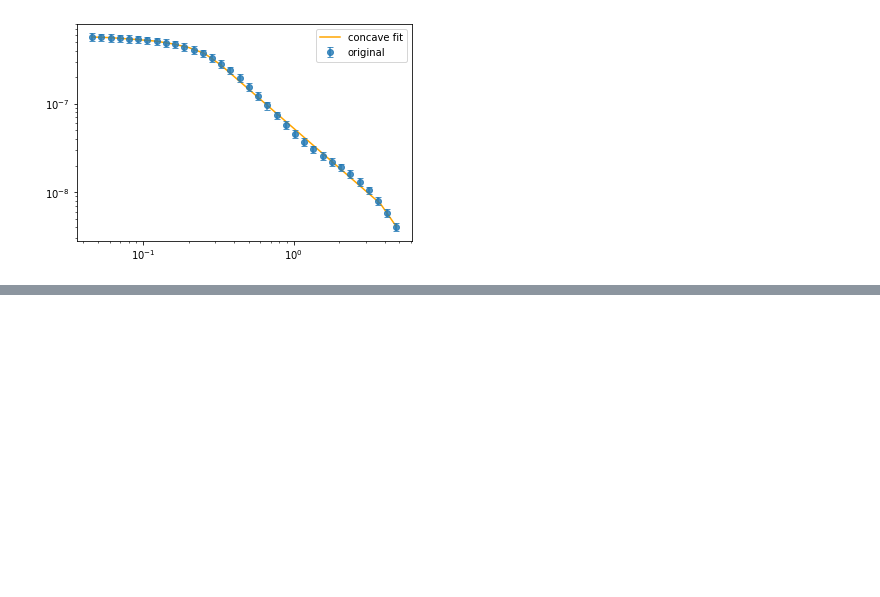
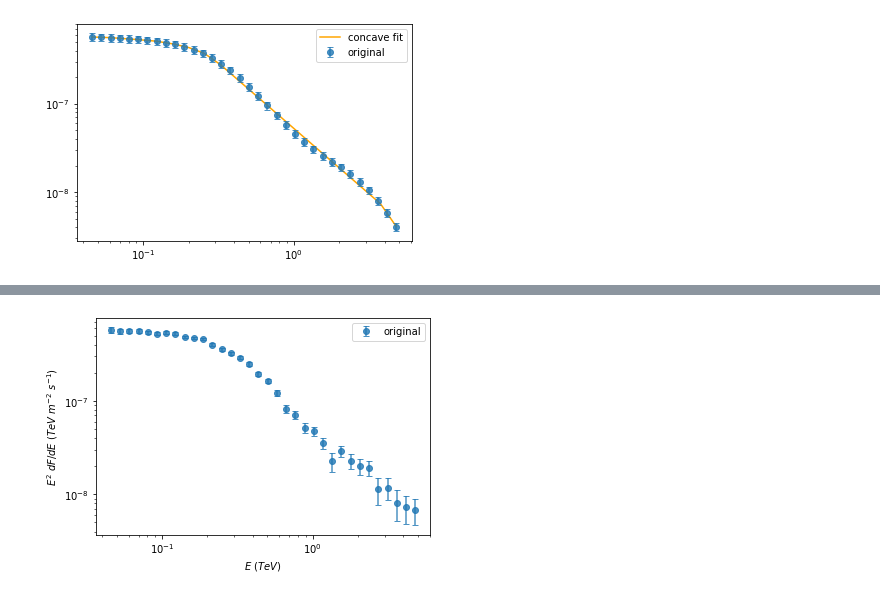
Before and after one commit to R-Grau/EBLpy, a Jupyter notebook: Multiple_Broken_power_law.ipynb, the cells around one changed output, grey strips where cells are left out. Drawn from its saved outputs; the diff is of its cells as text; code cells hidden in the pictures; blank space fills up the shorter version.

```diff
--- a/Multiple_Broken_power_law.ipynb
+++ b/Multiple_Broken_power_law.ipynb
@@ -132,0 +199,14 @@ plt.show()
+# %%
+#“photon index  = 2.03  +/- 0.03 and normalization factor at 250 GeV    f0 = (8.70 +/- 0.17) * 10^-10 cm^-2  s^-1  TeV^-1.”
+K =  8.70e-6 #m−2  s−1  TeV−1
+dNdE = K / ((E/0.25)**2.03)
+m_tau = -tau
+dNdEa = dNdE * np.exp(m_tau)
+# %%
+EffaA2 = np.zeros(len(E[3:37]))
+for i in range(len(E[3:37])):
+    for j in range(len(EffaE[9:51])):
+        if EffaE[j+9] < E[i+3] and EffaE[j+10] > E[i+3]:
+            m = (Effa[j+10]-Effa[j+9])/(EffaE[j+10]-EffaE[j+9])
+            n = Effa[j+9] - m * EffaE[j+9]
+            EffaA2[i] = m * E[i+3] + n
@@ -132,0 +258,31 @@ plt.show()
+# %%
+mu = dNdEa[3:37] * EffaA2 * Ebinsw[3:37] * time
+N = my_generator.poisson(mu)
+# N = mu
+
+for i in range(len(N)):
+    if N[i] == 0:
+        N[i] = mu[i]
+N_u = np.sqrt(N)
+dNdE_p = dNdEa[3:37] * N/mu
+dNdE_p_u = dNdEa[3:37] * 1/np.sqrt(N)
+
+Simbckg = (Simbckg1 - Simbckg5) / EffaA2 / Ebinsw[3:37] / time
+Simbckg_u = (Simbckg1_u + Simbckg5_u) / EffaA2 / Ebinsw[3:37] / time
+
+
+dNdE_b = dNdE_p + Simbckg
+dNdE_b_u = dNdE_p_u + Simbckg_u
+# %%
+SED = np.square(E[3:37]) * dNdE_b
+SED_u = np.square(E[3:37]) * dNdE_b_u
+# %%
+plt.errorbar(E[3:37], SED, label='original',yerr = SED_u, capsize=3, fmt='o', alpha=0.8)
+plt.xscale('log')
+plt.yscale('log')
+plt.xlabel(r"$E$ ($TeV$)")
+plt.ylabel(r"$E^2$ $dF/dE$ ($TeV$ $m^{-2}$ $s^{-1}$)")
+plt.legend()
+plt.show()
+# %% [output]
+[figure, added]
```
Also changed, not shown: parts of 16 cells of this notebook, 21 other files.
